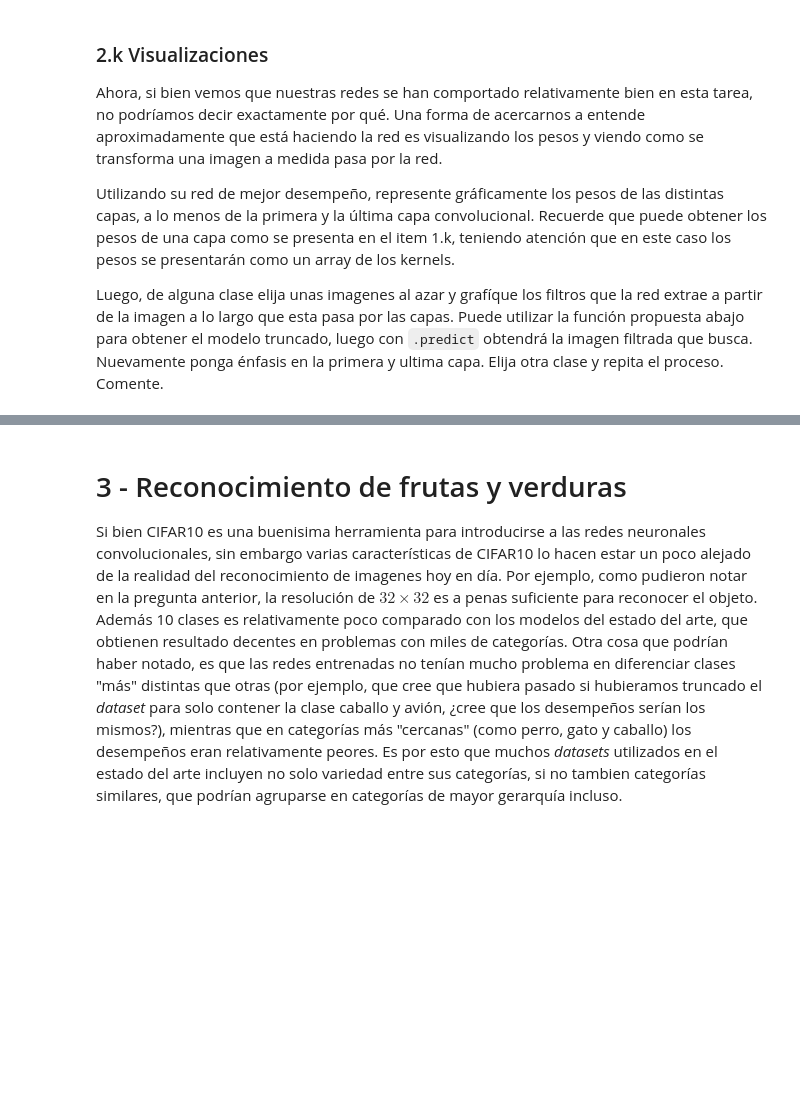
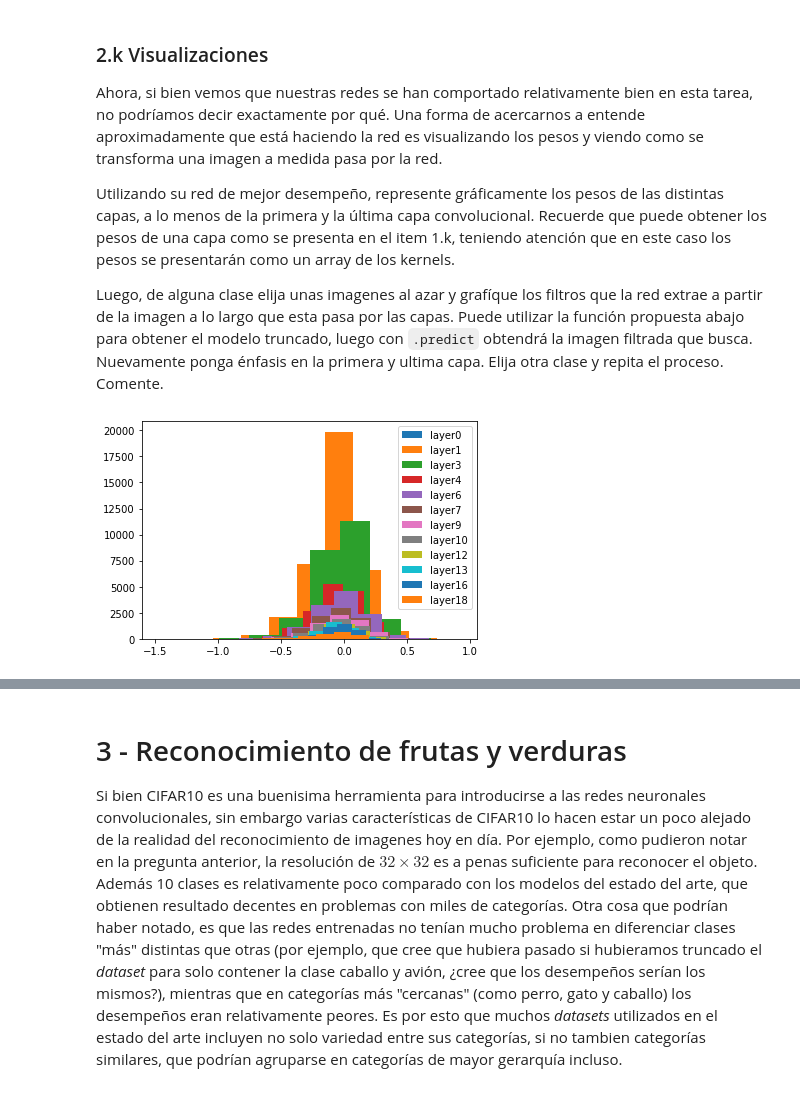
Before and after one commit to gekkoseba/Redes-neuronales, a Jupyter notebook: Tareas/Enunciado Tarea 1.ipynb, the cells around one changed output, grey strips where cells are left out. Saved outputs shown, nothing was run; the diff lists cells and outputs as text; code cells hidden in the pictures; blank space fills up the shorter version.

```diff
--- a/Tareas/Enunciado Tarea 1.ipynb
+++ b/Tareas/Enunciado Tarea 1.ipynb
@@ -2225,0 +2231,14 @@ def get_n_layers(max_layer, original_model):
+# %%
+def graph_weights(model,max_layer):
+  for layer in range(max_layer):
+    name = model.get_layer(index=layer).get_config()['name']
+    if("max_pooling" not in name and "flatten" not in name and "dropout" not in name):
+      layer_kernel_weights = model.get_layer(index=layer).get_weights()[0].reshape(model.get_layer(index=layer).get_weights()[0].size,1)
+      layer_bias_weight = model.get_layer(index=layer).get_weights()[1]
+      layer_label='layer'+str(layer)
+      plt.hist(layer_kernel_weights,label=layer_label)
+      plt.legend()
+# %%
+graph_weights(model,19)
+# %% [output]
+[figure, added]
```
Also changed, not shown: parts of 10 cells of this notebook.
